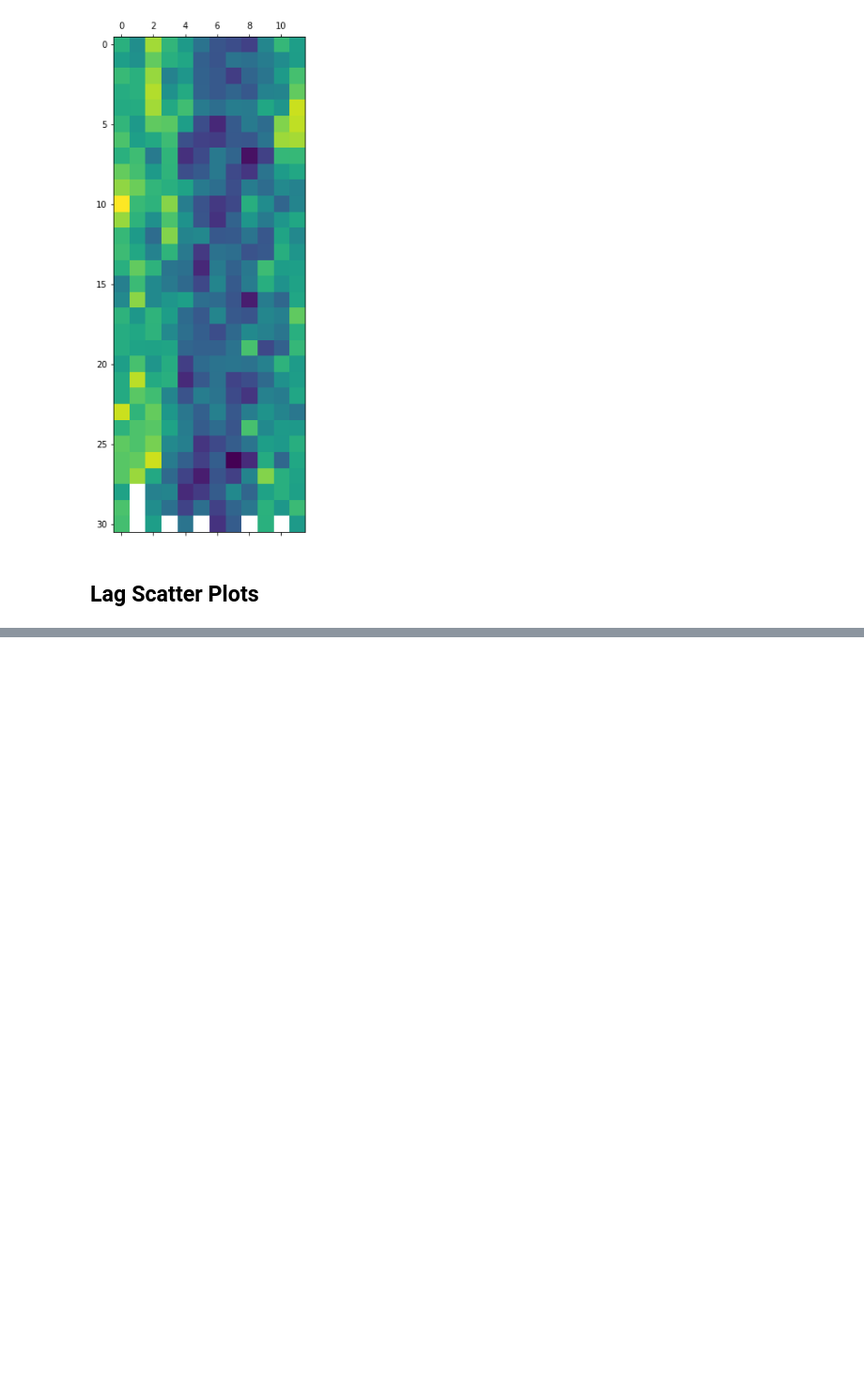
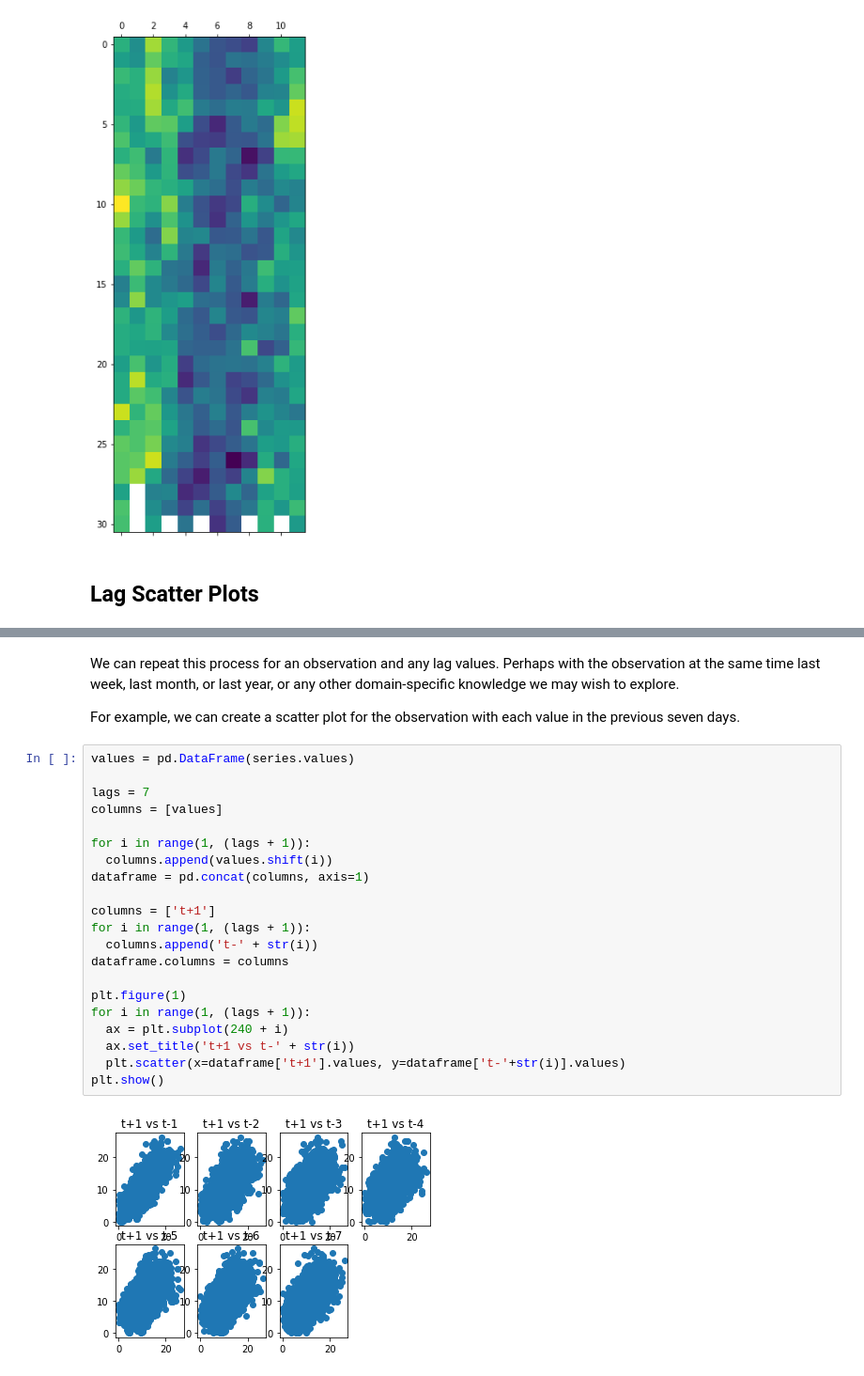
Before and after one commit to rahiakela/introduction-to-time-series-forecasting-with-python, a Jupyter notebook: 3_time_series_data_visualization.ipynb, the cells around one changed output, grey strips where cells are left out. Shown at 94% size. Drawn from its saved outputs; the diff is of its cells as text; blank space fills up the shorter version.

```diff
--- a/3_time_series_data_visualization.ipynb
+++ b/3_time_series_data_visualization.ipynb
@@ -180,0 +183,28 @@ plt.show()
+# %% [markdown]
+We can repeat this process for an observation and any lag values. Perhaps with the observation at the same time last week, last month, or last year, or any other domain-specific knowledge we may wish to explore.
+
+For example, we can create a scatter plot for the observation
+with each value in the previous seven days.
+# %%
+values = pd.DataFrame(series.values)
+
+lags = 7
+columns = [values]
+
+for i in range(1, (lags + 1)):
+  columns.append(values.shift(i))
+dataframe = pd.concat(columns, axis=1)
+
+columns = ['t+1']
+for i in range(1, (lags + 1)):
+  columns.append('t-' + str(i))
+dataframe.columns = columns
+
+plt.figure(1)
+for i in range(1, (lags + 1)):
+  ax = plt.subplot(240 + i)
+  ax.set_title('t+1 vs t-' + str(i))
+  plt.scatter(x=dataframe['t+1'].values, y=dataframe['t-'+str(i)].values)
+plt.show()
+# %% [output]
+[figure, added]
```
Also changed, not shown: parts of 9 cells of this notebook.
